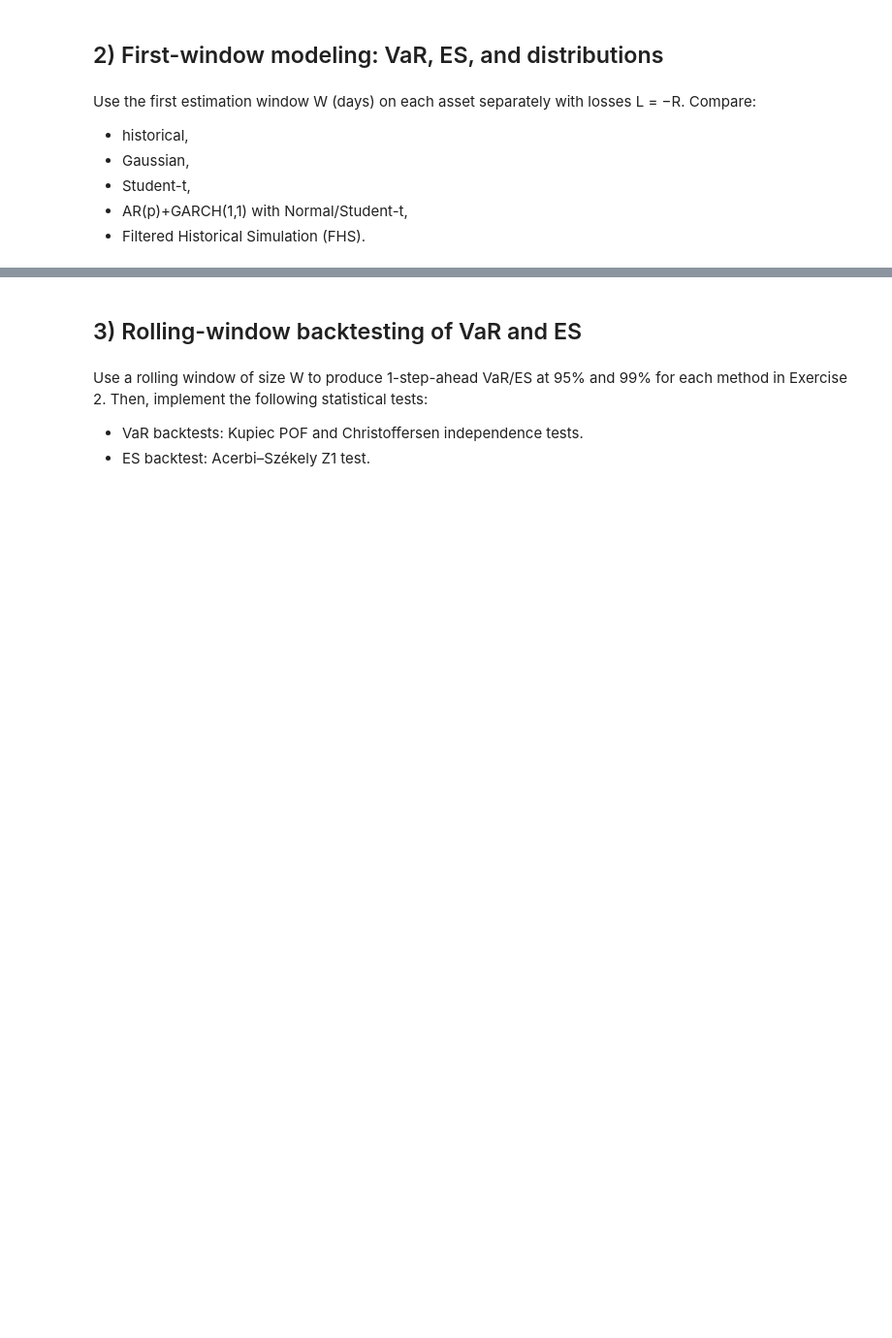
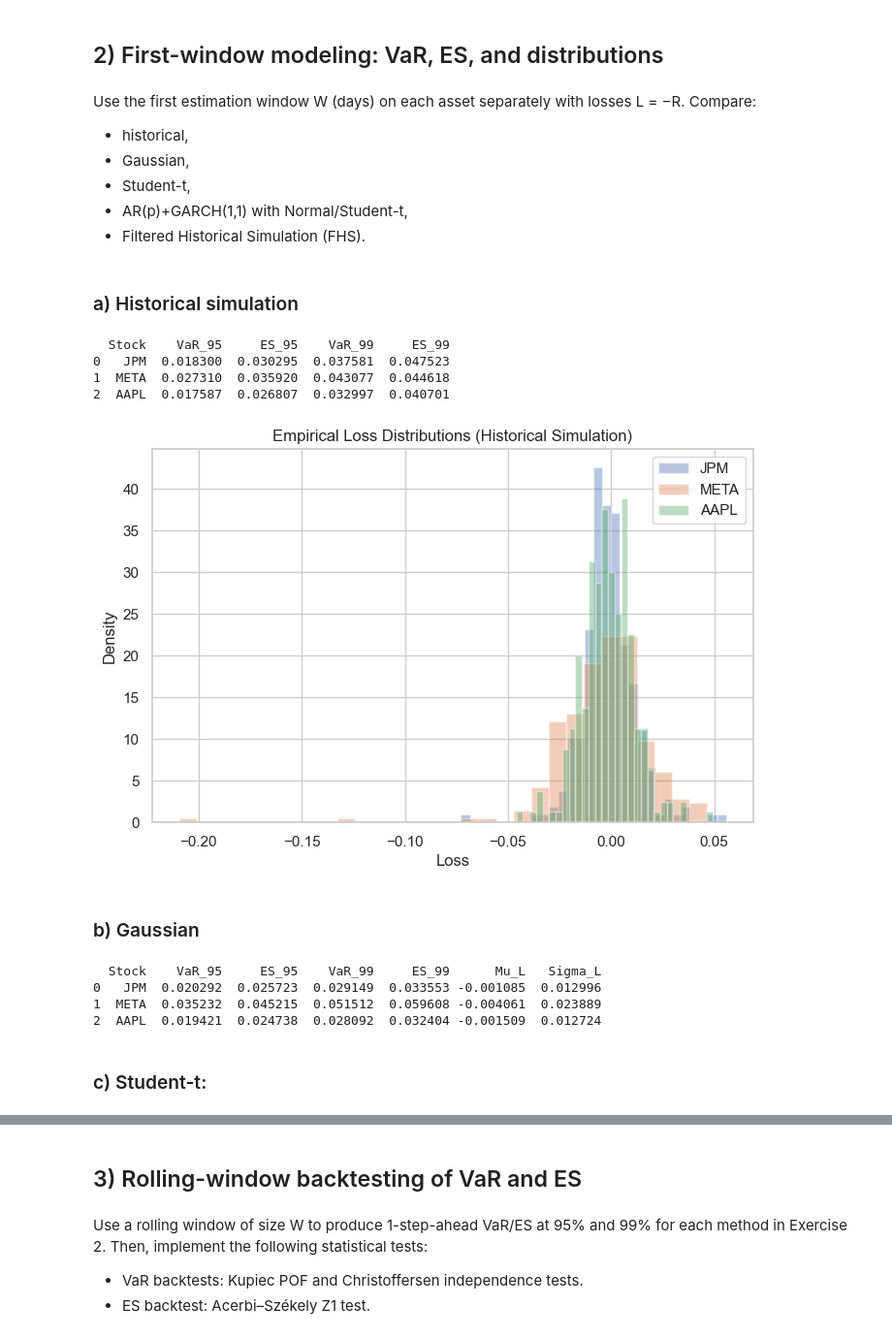
Before and after one commit to Tellefskofteland/QRM_project1, a Jupyter notebook: Project1_template_v2.ipynb, the cells around one changed output, grey strips where cells are left out. Shown at 97% size. Cells and saved outputs as stored; diff of their text form; code cells hidden in the pictures; blank space fills up the shorter version.

```diff
--- a/Project1_template_v2.ipynb
+++ b/Project1_template_v2.ipynb
@@ -295,5 +295,7 @@ Compare:
 - Student-t,
 - AR(p)+GARCH(1,1) with Normal/Student-t,
 - Filtered Historical Simulation (FHS).
+# %% [markdown]
+### a) Historical simulation
 # %%
 # TODO
@@ -302,0 +323,35 @@ Compare:
+# %%
+alphas = [0.95, 0.99]
+results = []
+
+
+for stock in losses.columns:
+   row = {'Stock': stock}
+   for alpha in alphas:
+       VaR, ES = historical(losses[stock], alpha)
+       row[f'VaR_{int(alpha*100)}'] = VaR
+       row[f'ES_{int(alpha*100)}'] = ES
+   results.append(row)
+
+
+summary_df = pd.DataFrame(results)
+print(summary_df)
+# %% [output]
+  Stock    VaR_95     ES_95    VaR_99     ES_99
+0   JPM  0.018300  0.030295  0.037581  0.047523
+1  META  0.027310  0.035920  0.043077  0.044618
+2  AAPL  0.017587  0.026807  0.032997  0.040701
+# %%
+plt.figure(figsize=(8, 5))
+for stock in losses.columns:
+   plt.hist(losses[stock], bins=30, density=True, alpha=0.4, label=stock)
+plt.xlabel("Loss")
+plt.ylabel("Density")
+plt.title("Empirical Loss Distributions (Historical Simulation)")
+plt.legend()
+plt.grid(True)
+plt.show()
+# %% [output]
+[figure, added]
+# %% [markdown]
+### b) Gaussian
@@ -302,0 +377,22 @@ Compare:
+# %%
+gauss_results = []
+for stock in losses.columns:
+   row = {'Stock': stock}
+   for alpha in alphas:
+       VaR, ES, mu_L, sigma_L = gaussian(losses[stock], alpha)
+       row[f'VaR_{int(alpha*100)}'] = VaR
+       row[f'ES_{int(alpha*100)}'] = ES
+   row['Mu_L'] = mu_L
+   row['Sigma_L'] = sigma_L
+   gauss_results.append(row)
+
+
+gaussian_summary = pd.DataFrame(gauss_results)
+print(gaussian_summary)
+# %% [output]
+  Stock    VaR_95     ES_95    VaR_99     ES_99      Mu_L   Sigma_L
+0   JPM  0.020292  0.025723  0.029149  0.033553 -0.001085  0.012996
+1  META  0.035232  0.045215  0.051512  0.059608 -0.004061  0.023889
+2  AAPL  0.019421  0.024738  0.028092  0.032404 -0.001509  0.012724
+# %% [markdown]
+### c) Student-t:
```
Also changed, not shown: parts of 4 cells of this notebook.
